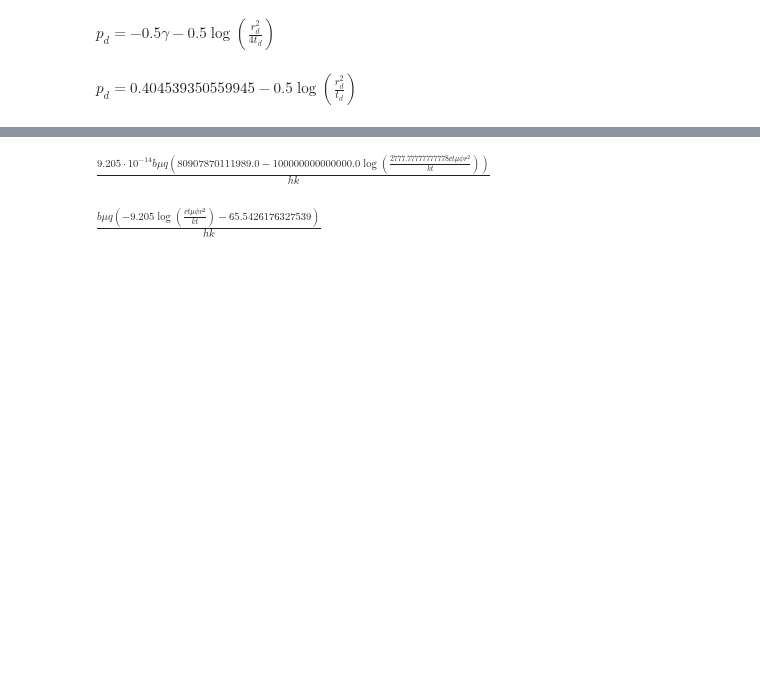
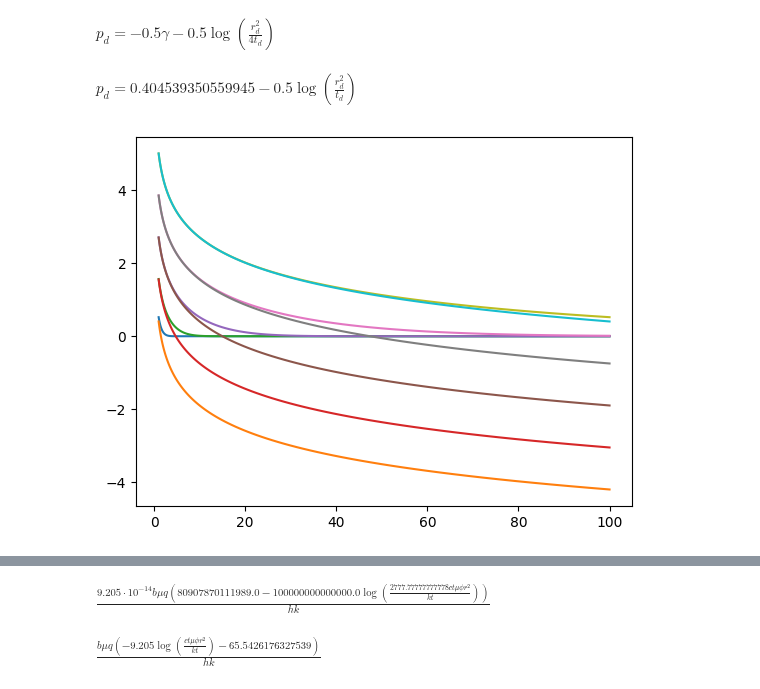
Before and after one commit to khabibullinra/welltest_examples, a Jupyter notebook: examples/03_03_line_source_solution_log_approximation.ipynb, the cells around one changed output, grey strips where cells are left out. Cells and saved outputs as stored; diff of their text form; code cells hidden in the pictures; blank space fills up the shorter version.

```diff
--- a/examples/03_03_line_source_solution_log_approximation.ipynb
+++ b/examples/03_03_line_source_solution_log_approximation.ipynb
@@ -87,3 +185,12 @@ eq = sp.simplify(sp.expand(eq.subs(gamma, 0.57721566)))
 eq
 # %% [output]
 $\displaystyle p_{d} = 0.404539350559945 - 0.5 \log{\left(\frac{r_{d}^{2}}{t_{d}} \right)}$
+# %%
+pd_ei_ln_ = sp.lambdify([t_d, r_d],eq.rhs, modules=["scipy","numpy"])
+# %%
+rd_arr = np.logspace(0,2,100)
+for td_ in [1, 10, 100, 1000, 10000]:
+    plt.plot(rd_arr, pd_ei_(td_, rd_arr))
+    plt.plot(rd_arr, pd_ei_ln_(td_, rd_arr))
+# %% [output]
+[figure, added]
```
Also changed, not shown: parts of 44 cells of this notebook, 9 other files.
